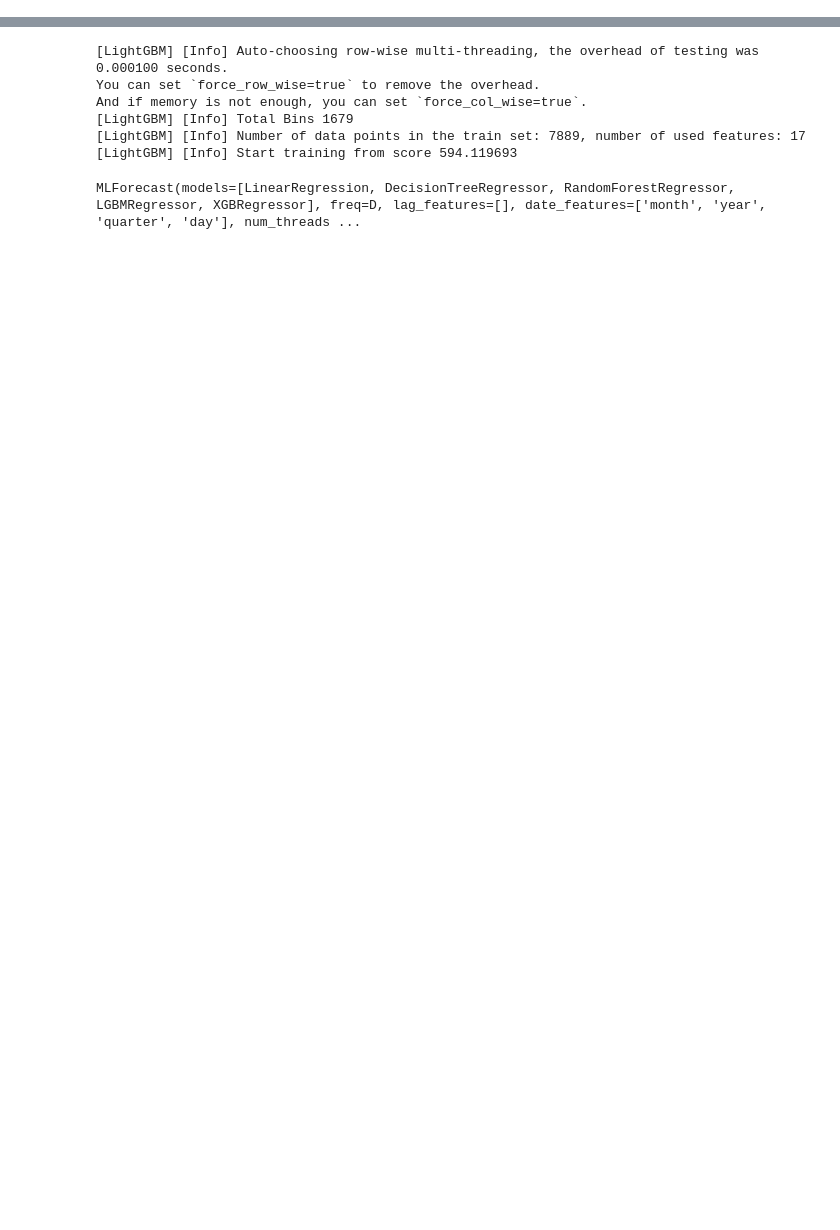
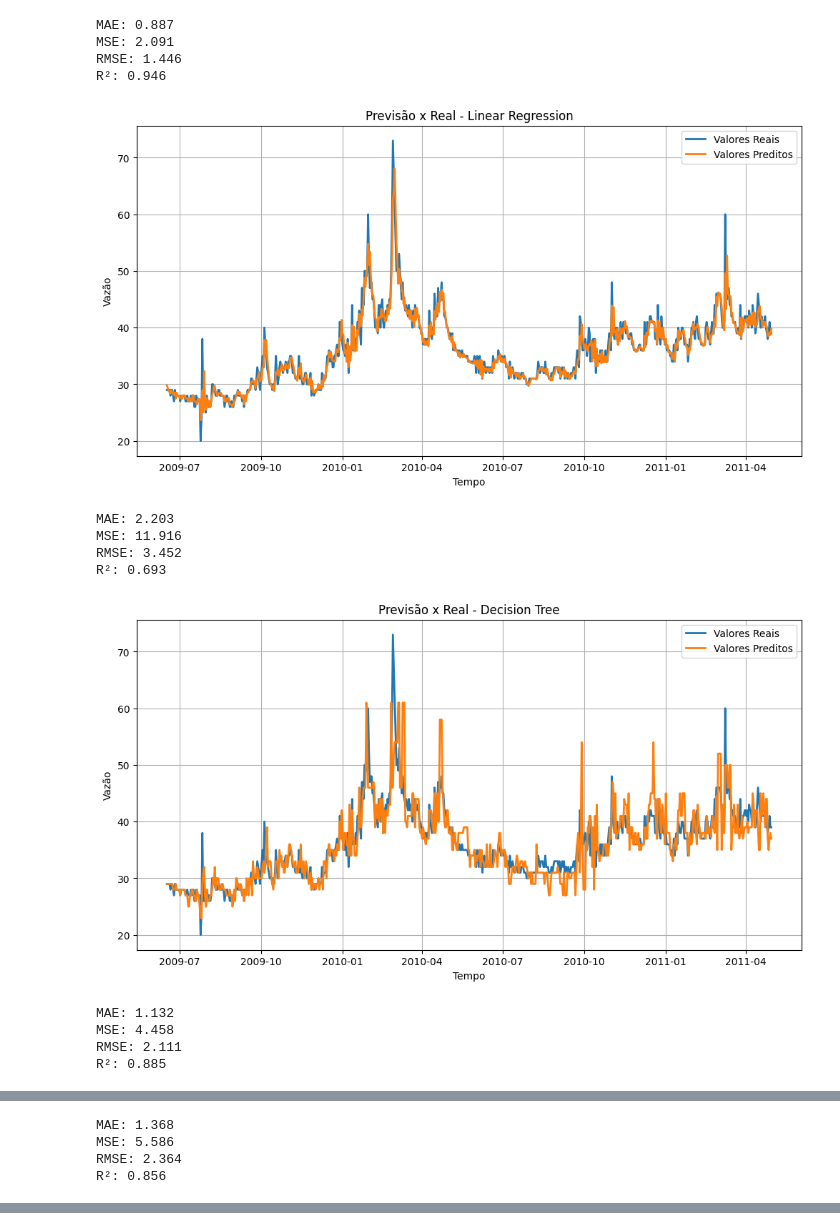
Before and after one commit to Julia1pereira/previsao-vazao, a Jupyter notebook: notebooks/02_treinamento_modelo.ipynb, the cells around one changed output, grey strips where cells are left out. Drawn from its saved outputs; the diff is of its cells as text; code cells hidden in the pictures; blank space fills up the shorter version.

```diff
--- a/notebooks/02_treinamento_modelo.ipynb
+++ b/notebooks/02_treinamento_modelo.ipynb
@@ -50,0 +54,19 @@ df_test_y.set_index('data', inplace=True)
+# %%
+target = "vazao"
+
+features = [
+    'precipitacao', 'temp_media', 'umidade_relativa',
+    'vazao_t1', 'umidade_t1',
+    'vazao_roll3_mean', 'vazao_roll6_mean', 'vazao_roll9_mean',
+    'precipitacao_roll3_mean', 'precipitacao_roll6_mean', 'precipitacao_roll9_mean',
+    'umidade_relativa_roll3_mean', 'umidade_relativa_roll6_mean', 'umidade_relativa_roll9_mean',
+    'mes', 'mes_sin', 'mes_cos',
+    'estacao_inverno', 'estacao_outono', 'estacao_primavera', 'estacao_verao'
+]
+
+X = df[features]
+y = df[target]
+
+X_train, X_test, y_train, y_test = train_test_split(
+    X, y, test_size=0.2, shuffle=False
+)
@@ -51,12 +84,39 @@ df_test_y.set_index('data', inplace=True)
 # %%
-lin_reg = LinearRegression() # Regressão linear
+lin_reg = LinearRegression()
+dec_tree = DecisionTreeRegressor(random_state=19)
+ran_forest = RandomForestRegressor(random_state=19, n_estimators=500)
+lgbm = LGBMRegressor(random_state=19, n_estimators=500)
+xgb = XGBRegressor(random_state=19, n_estimators=500)
 
-dec_tree = DecisionTreeRegressor(random_state = 19) # Árvore de decisão
+models_list = [
+    ("Linear Regression", lin_reg),
+    ("Decision Tree", dec_tree),
+    ("Random Forest", ran_forest),
+    ("LightGBM", lgbm),
+    ("XGBoost", xgb)
+]
 
-ran_forest = RandomForestRegressor(random_state = 19, n_estimators = 500) # Random Forest
+results = []
 
-lgbm = LGBMRegressor(random_state = 19, n_estimators = 500) # LightGBM
+for name, model in models_list:
+    model.fit(X_train, y_train)
+    preds = model.predict(X_test)
 
-xgb = XGBRegressor(random_state = 19, n_estimators = 500) # XGBoost
+    evaluate_metrics(y_test, preds)
 
-models_list = [lin_reg, dec_tree, ran_forest, lgbm, xgb]
+    generate_graphic_prediction(y_test, preds, name)
+# %% [output]
+MAE: 0.887
+MSE: 2.091
+RMSE: 1.446
+R²: 0.946
+[figure, added]
+MAE: 2.203
+MSE: 11.916
+RMSE: 3.452
+R²: 0.693
+[figure, added]
+MAE: 1.132
+MSE: 4.458
+RMSE: 2.111
+R²: 0.885
@@ -62,0 +134,4 @@ models_list = [lin_reg, dec_tree, ran_forest, lgbm, xgb]
+MAE: 1.368
+MSE: 5.586
+RMSE: 2.364
+R²: 0.856
@@ -63,18 +138,0 @@ models_list = [lin_reg, dec_tree, ran_forest, lgbm, xgb]
-# %%
-models_list = [lin_reg, dec_tree, ran_forest, lgbm, xgb]
-
-model = MLForecast(models = models_list, # Lista com 9 modelos
-                   freq = 'D', # Frequência diária
-                   num_threads = 6,
-                   date_features = ['month', 'year', 'quarter', 'day'], # Features de data
-           )
-
-model.fit(df_train, id_col='codigo_bacia', time_col='data', target_col='vazao', fitted=True, static_features=['codigo_bacia', 'codigo_sub_bacia'])
-# %% [output]
-[LightGBM] [Info] Auto-choosing row-wise multi-threading, the overhead of testing was 0.000100 seconds.
-You can set `force_row_wise=true` to remove the overhead.
-And if memory is not enough, you can set `force_col_wise=true`.
-[LightGBM] [Info] Total Bins 1679
-[LightGBM] [Info] Number of data points in the train set: 7889, number of used features: 17
-[LightGBM] [Info] Start training from score 594.119693
-MLForecast(models=[LinearRegression, DecisionTreeRegressor, RandomForestRegressor, LGBMRegressor, XGBRegressor], freq=D, lag_features=[], date_features=['month', 'year', 'quarter', 'day'], num_threads ...
```
Also changed, not shown: parts of 16 cells of this notebook, 8 other files.
